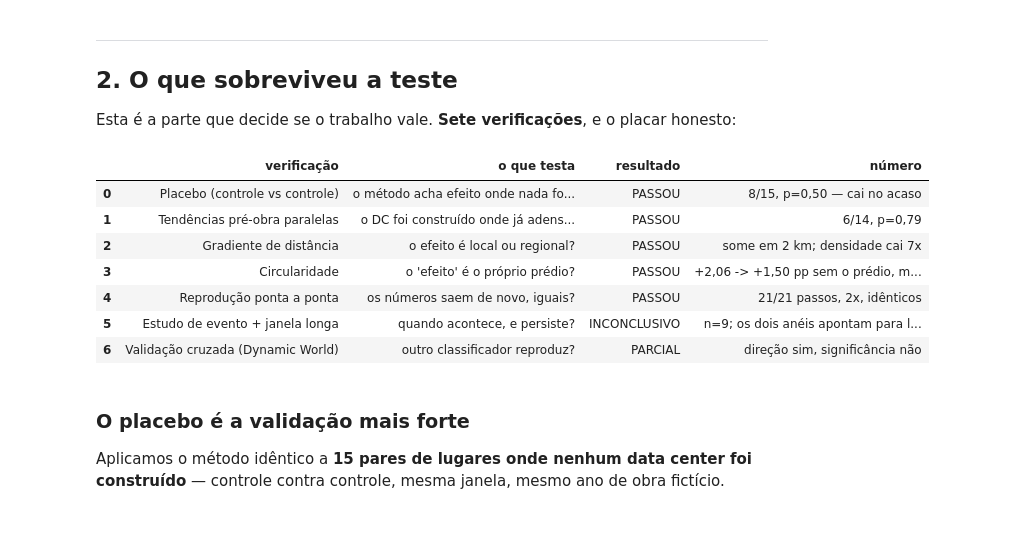
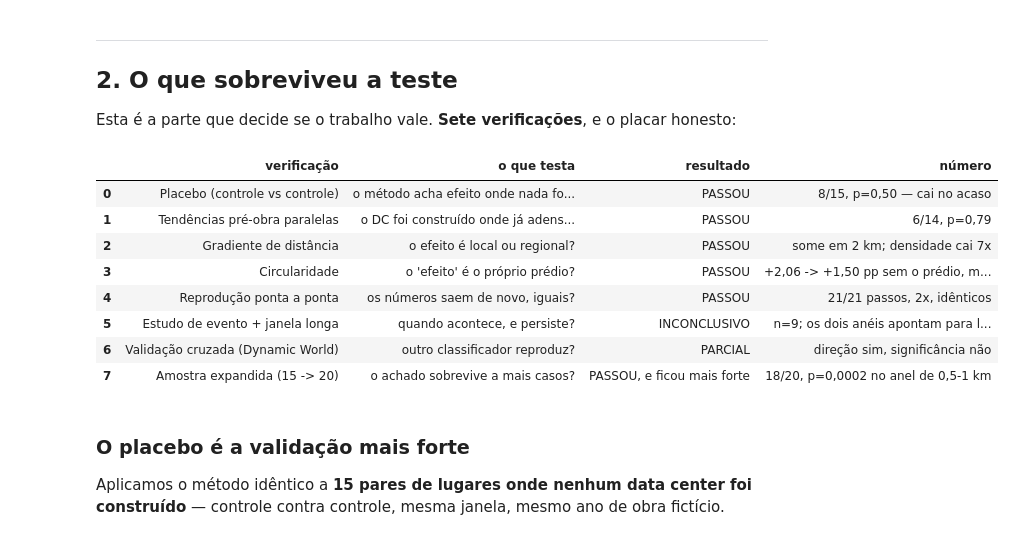
Before and after one commit to Sentinela-Verde/modelo-imagens-satelite, a Jupyter notebook: notebooks/03_status_e_proximos_passos.ipynb, the cells around one changed output. Drawn from its saved outputs; the diff is of its cells as text; code cells hidden in the pictures.

```diff
--- a/notebooks/03_status_e_proximos_passos.ipynb
+++ b/notebooks/03_status_e_proximos_passos.ipynb
@@ -62,30 +63,33 @@ Esta é a parte que decide se o trabalho vale. **Sete verificações**, e o plac
 # %%
 placar = pd.DataFrame([
     ("Placebo (controle vs controle)", "o método acha efeito onde nada foi construído?",
      "PASSOU", "8/15, p=0,50 — cai no acaso"),
     ("Tendências pré-obra paralelas", "o DC foi construído onde já adensava?",
      "PASSOU", "6/14, p=0,79"),
     ("Gradiente de distância", "o efeito é local ou regional?",
      "PASSOU", "some em 2 km; densidade cai 7x"),
     ("Circularidade", "o 'efeito' é o próprio prédio?",
      "PASSOU", "+2,06 -> +1,50 pp sem o prédio, mesmo p"),
     ("Reprodução ponta a ponta", "os números saem de novo, iguais?",
      "PASSOU", "21/21 passos, 2x, idênticos"),
     ("Estudo de evento + janela longa", "quando acontece, e persiste?",
      "INCONCLUSIVO", "n=9; os dois anéis apontam para lados opostos"),
     ("Validação cruzada (Dynamic World)", "outro classificador reproduz?",
      "PARCIAL", "direção sim, significância não"),
+    ("Amostra expandida (15 -> 20)", "o achado sobrevive a mais casos?",
+     "PASSOU, e ficou mais forte", "18/20, p=0,0002 no anel de 0,5-1 km"),
 ], columns=["verificação", "o que testa", "resultado", "número"])
 placar
 # %% [output]
 |  | verificação | o que testa | resultado | número |
 | 0 | Placebo (controle vs controle) | o método acha efeito onde nada fo... | PASSOU | 8/15, p=0,50 — cai no acaso |
 | 1 | Tendências pré-obra paralelas | o DC foi construído onde já adens... | PASSOU | 6/14, p=0,79 |
 | 2 | Gradiente de distância | o efeito é local ou regional? | PASSOU | some em 2 km; densidade cai 7x |
 | 3 | Circularidade | o 'efeito' é o próprio prédio? | PASSOU | +2,06 -> +1,50 pp sem o prédio, m... |
 | 4 | Reprodução ponta a ponta | os números saem de novo, iguais? | PASSOU | 21/21 passos, 2x, idênticos |
 | 5 | Estudo de evento + janela longa | quando acontece, e persiste? | INCONCLUSIVO | n=9; os dois anéis apontam para l... |
 | 6 | Validação cruzada (Dynamic World) | outro classificador reproduz? | PARCIAL | direção sim, significância não |
+| 7 | Amostra expandida (15 -> 20) | o achado sobrevive a mais casos? | PASSOU, e ficou mais forte | 18/20, p=0,0002 no anel de 0,5-1 km |
 # %% [markdown]
 ### O placebo é a validação mais forte
 
```
Also changed, not shown: parts of 4 cells of this notebook, 35 other files.
